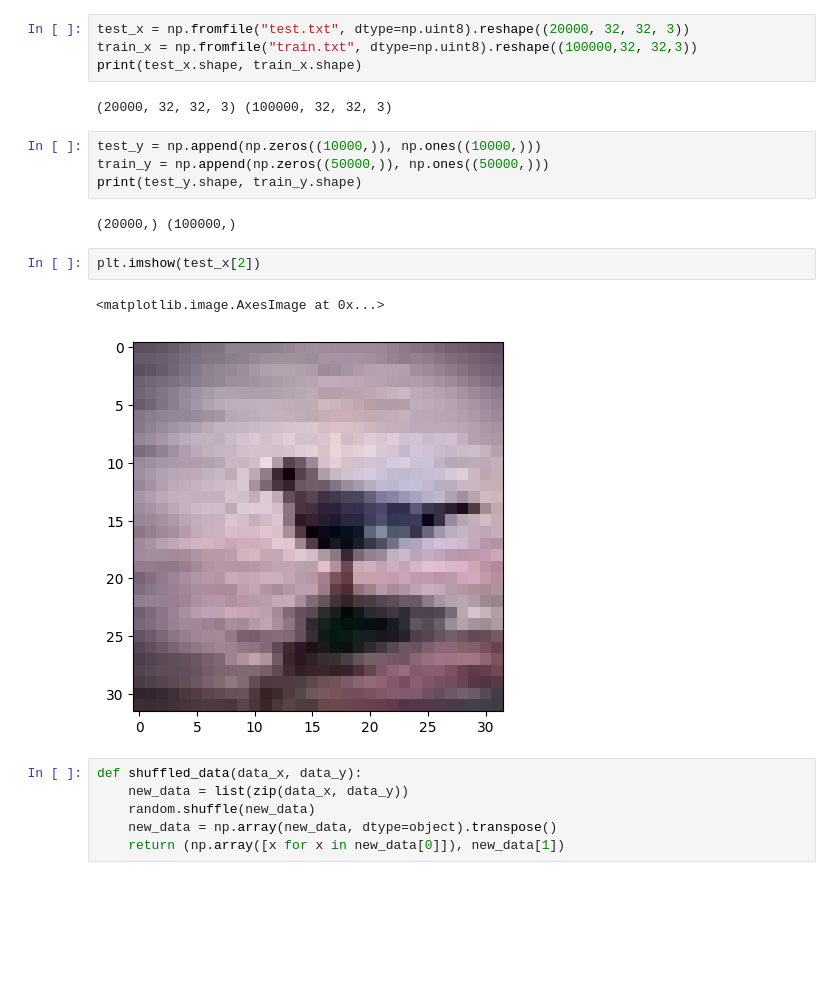
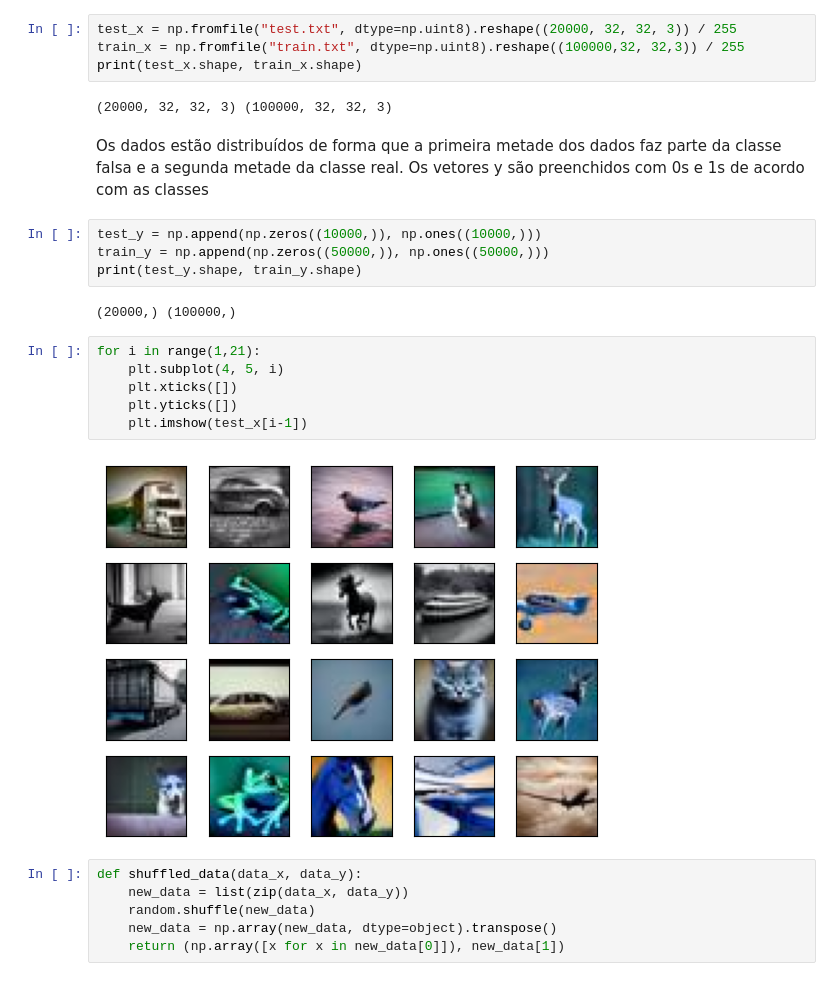
Before and after one commit to fagner02/RealFakeClassification, a Jupyter notebook: project.ipynb, the cells around one changed output. Saved outputs shown, nothing was run; the diff lists cells and outputs as text; blank space fills up the shorter version.

```diff
--- a/project.ipynb
+++ b/project.ipynb
@@ -30,20 +28,25 @@ if not os.path.exists("test.txt"):
 # %%
-test_x = np.fromfile("test.txt", dtype=np.uint8).reshape((20000, 32, 32, 3))
-train_x = np.fromfile("train.txt", dtype=np.uint8).reshape((100000,32, 32,3))
+test_x = np.fromfile("test.txt", dtype=np.uint8).reshape((20000, 32, 32, 3)) / 255
+train_x = np.fromfile("train.txt", dtype=np.uint8).reshape((100000,32, 32,3)) / 255
 print(test_x.shape, train_x.shape)
 # %% [output]
 (20000, 32, 32, 3) (100000, 32, 32, 3)
+# %% [markdown]
+Os dados estão distribuídos de forma que a primeira metade dos dados faz parte da classe falsa e a segunda metade da classe real. Os vetores y são preenchidos com 0s e 1s de acordo com as classes
 # %%
 test_y = np.append(np.zeros((10000,)), np.ones((10000,)))
 train_y = np.append(np.zeros((50000,)), np.ones((50000,)))
 print(test_y.shape, train_y.shape)
 # %% [output]
 (20000,) (100000,)
-# %%
-plt.imshow(test_x[2])
-# %% [output]
-<matplotlib.image.AxesImage at 0x...>
-[figure, removed]
+# %%
+for i in range(1,21):
+    plt.subplot(4, 5, i)
+    plt.xticks([])
+    plt.yticks([])
+    plt.imshow(test_x[i-1])
+# %% [output]
+[figure, added]
 # %%
 def shuffled_data(data_x, data_y):
     new_data = list(zip(data_x, data_y))
```
Also changed, not shown: parts of 13 cells of this notebook.
